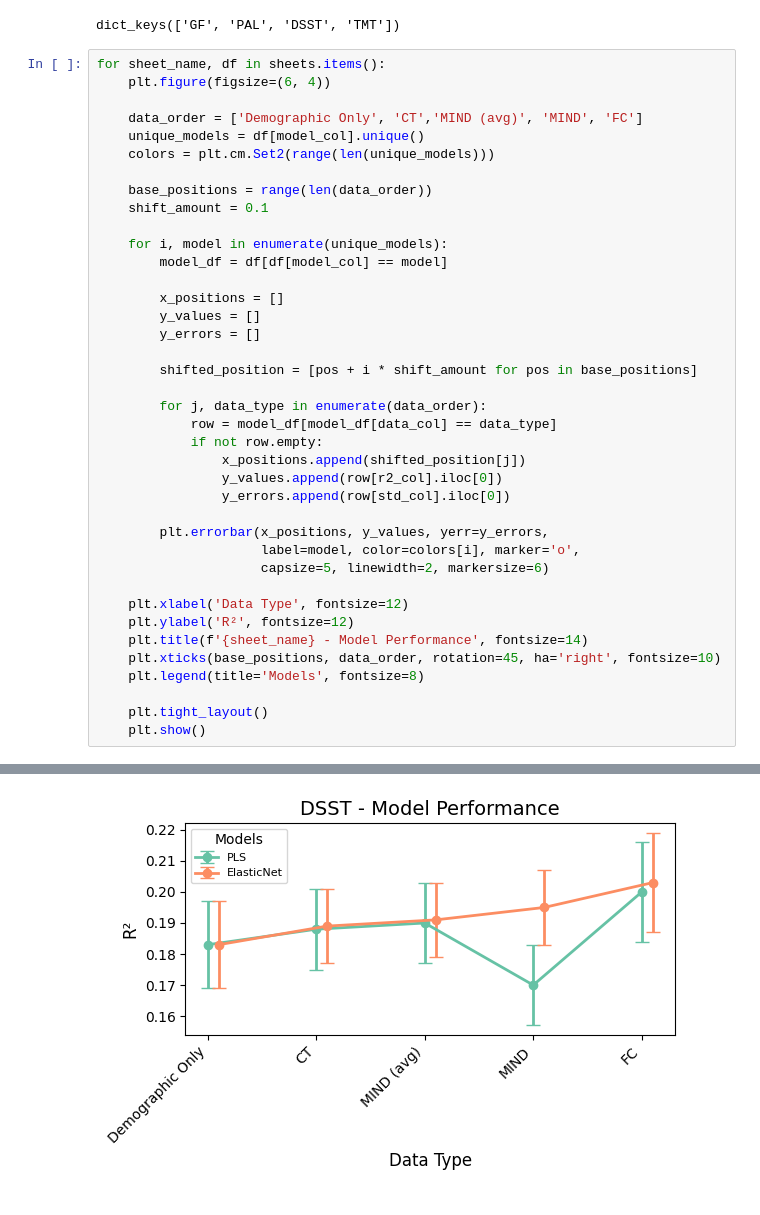
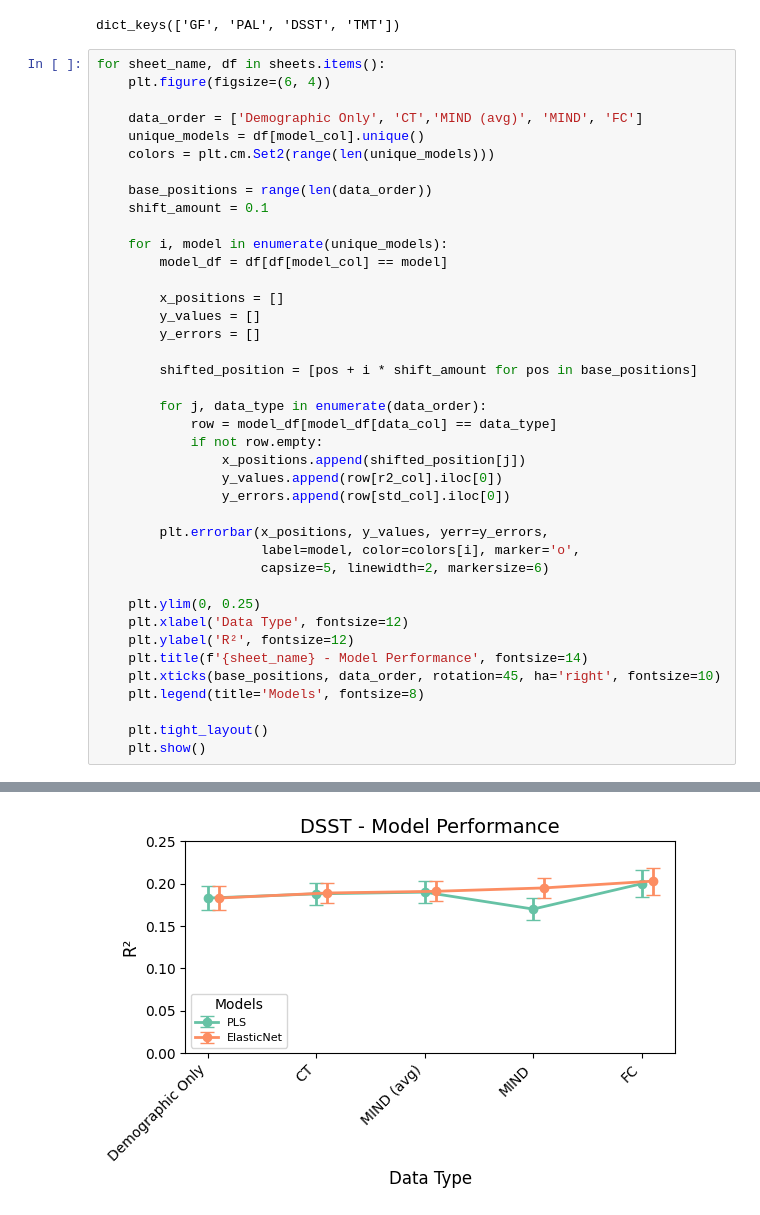
Before and after one commit to bailey168/MIND_models, a Jupyter notebook: plot_models.ipynb, the cells around one changed output, grey strips where cells are left out. Drawn from its saved outputs; the diff is of its cells as text.

```diff
--- a/plot_models.ipynb
+++ b/plot_models.ipynb
@@ -82,6 +82,7 @@ for sheet_name, df in sheets.items():
                      label=model, color=colors[i], marker='o',
                      capsize=5, linewidth=2, markersize=6)
 
+    plt.ylim(0, 0.25)
     plt.xlabel('Data Type', fontsize=12)
     plt.ylabel('R²', fontsize=12)
     plt.title(f'{sheet_name} - Model Performance', fontsize=14)
@@ -96 +97 @@ for sheet_name, df in sheets.items():
-[figure, old version]
+[figure, new version]
```
Also changed, not shown: parts of 1 cell of this notebook, 1 other file.
